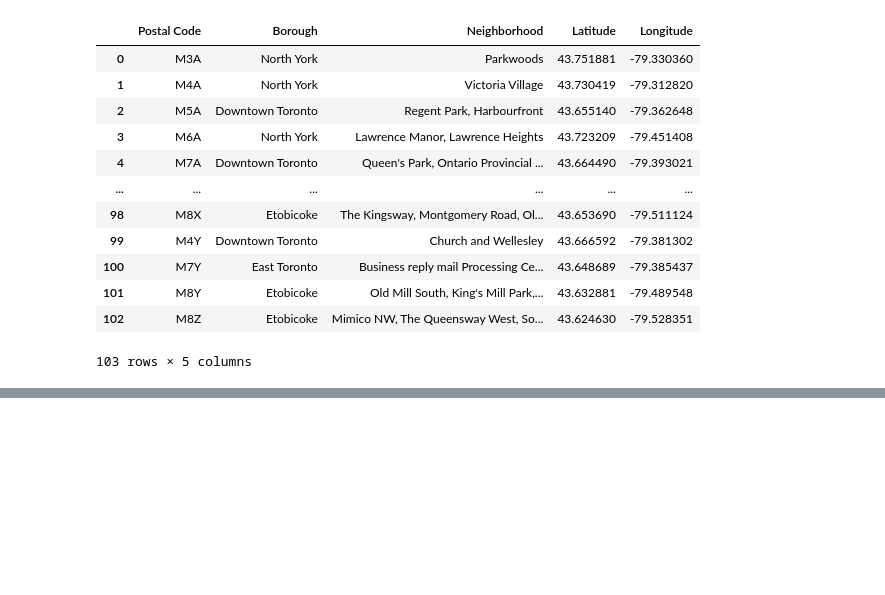
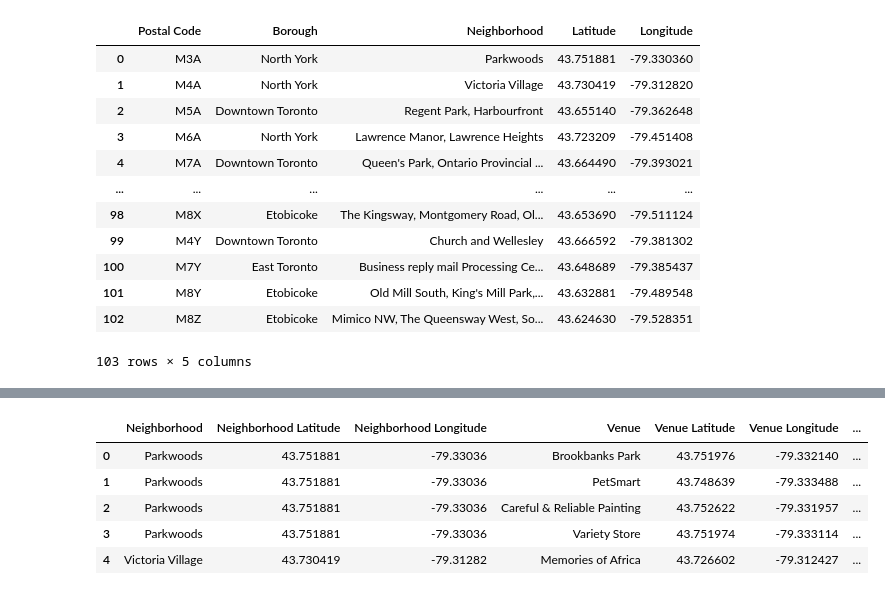
Before and after one commit to potato-bit/Coursera_Capstone, a Jupyter notebook: Toronto_Neighborhood_Clustering.ipynb, the cells around one changed output, grey strips where cells are left out. Saved outputs shown, nothing was run; the diff lists cells and outputs as text; code cells hidden in the pictures; blank space fills up the shorter version.

```diff
--- a/Toronto_Neighborhood_Clustering.ipynb
+++ b/Toronto_Neighborhood_Clustering.ipynb
@@ -140,0 +143,19 @@ df
+# %%
+h = geocoder.bing('Toronto, Ontario', key='As1R7w1ShKBfPP0G1D40E18xHxVX_bgYkc6Asvvf2YpzNWxCRn5VtixACZwMnFTp')
+location = h.latlng
+map_toronto = folium.Map(location=[location[0],location[1]], zoom_start=10)
+
+for lat, lng, borough, neighborhood in zip(df['Latitude'], df['Longitude'], df['Borough'], df['Neighborhood']):
+    label = '{}, {}'.format(neighborhood,borough)
+    label = folium.Popup(label, parse_html=True)
+    folium.CircleMarker(
+        [lat, lng],
+        radius=5,
+        popup=label,
+        color='blue',
+        fill=True,
+        fill_color='#3186cc',
+        fill_opacity=0.7,
+        parse_html=False).add_to(map_toronto)
+
+map_toronto
@@ -140,0 +249,9 @@ df
+# %%
+toronto_venues.head()
+# %% [output]
+|  | Neighborhood | Neighborhood Latitude | Neighborhood Longitude | Venue | Venue Latitude | Venue Longitude | ... |
+| 0 | Parkwoods | 43.751881 | -79.33036 | Brookbanks Park | 43.751976 | -79.332140 | ... |
+| 1 | Parkwoods | 43.751881 | -79.33036 | PetSmart | 43.748639 | -79.333488 | ... |
+| 2 | Parkwoods | 43.751881 | -79.33036 | Careful & Reliable Painting | 43.752622 | -79.331957 | ... |
+| 3 | Parkwoods | 43.751881 | -79.33036 | Variety Store | 43.751974 | -79.333114 | ... |
+| 4 | Victoria Village | 43.730419 | -79.31282 | Memories of Africa | 43.726602 | -79.312427 | ... |
```
Also changed, not shown: parts of 38 cells of this notebook.
